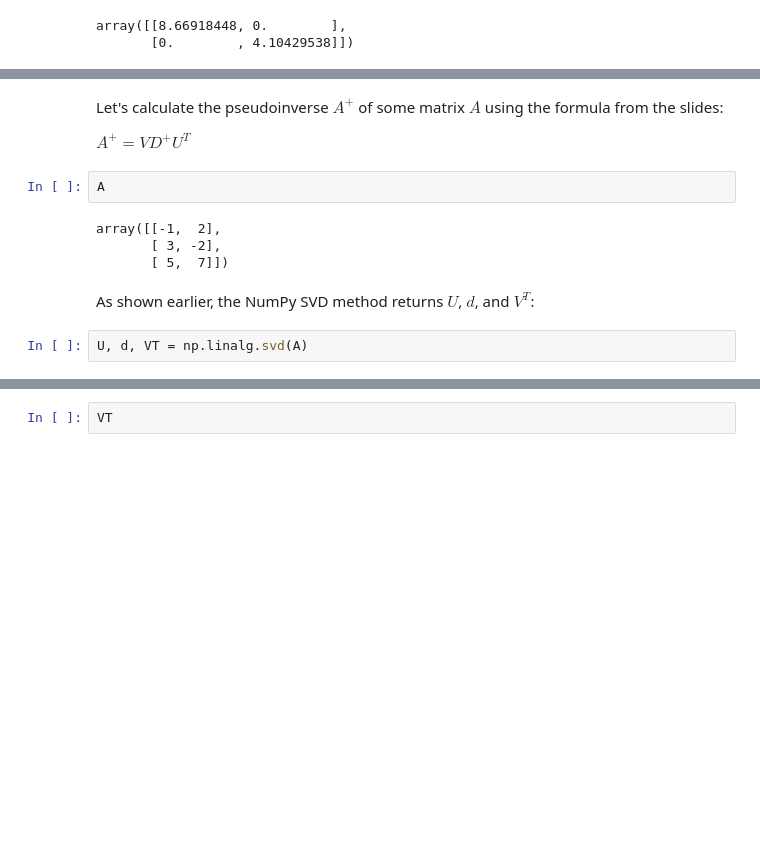
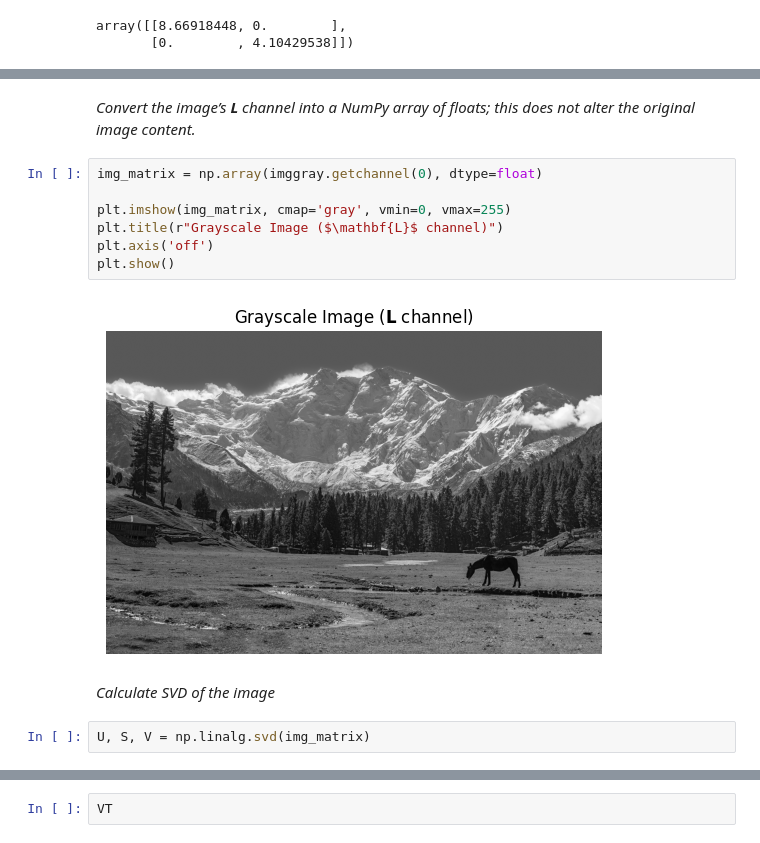
Before and after one commit to mharis-ai/ml-ai-learning-journey, a Jupyter notebook: phase03-mathematics-for-machine-learning/course03-linear-algebra-for-machine learning/linear-algebra-ii-matrix-operations/segment02-matrix-operations-for-machine-learning.ipynb, the cells around one changed output, grey strips where cells are left out. Cells and saved outputs as stored; diff of their text form; blank space fills up the shorter version.

```diff
--- a/phase03-mathematics-for-machine-learning/course03-linear-algebra-for-machine learning/linear-algebra-ii-matrix-operations/segment02-matrix-operations-for-machine-learning.ipynb
+++ b/phase03-mathematics-for-machine-learning/course03-linear-algebra-for-machine learning/linear-algebra-ii-matrix-operations/segment02-matrix-operations-for-machine-learning.ipynb
@@ -169,14 +214,15 @@ Alongside images, we can use singular vectors for dramatic, lossy compression of
-# %% [markdown]
-Let's calculate the pseudoinverse $A^+$ of some matrix $A$ using the formula from the slides:
-
-$A^+ = VD^+U^T$
-# %%
-A
-# %% [output]
-array([[-1,  2],
-       [ 3, -2],
-       [ 5,  7]])
-# %% [markdown]
-As shown earlier, the NumPy SVD method returns $U$, $d$, and $V^T$:
-# %%
-U, d, VT = np.linalg.svd(A)
+# %% [markdown]
+*Convert the image’s **L** channel into a NumPy array of floats; this does not alter the original image content.*
+# %%
+img_matrix = np.array(imggray.getchannel(0), dtype=float)
+
+plt.imshow(img_matrix, cmap='gray', vmin=0, vmax=255)
+plt.title(r"Grayscale Image ($\mathbf{L}$ channel)")
+plt.axis('off')
+plt.show()
+# %% [output]
+[figure, added]
+# %% [markdown]
+*Calculate SVD of the image*
+# %%
+U, S, V = np.linalg.svd(img_matrix)
```
Also changed, not shown: parts of 256 cells of this notebook, 1 other file.
